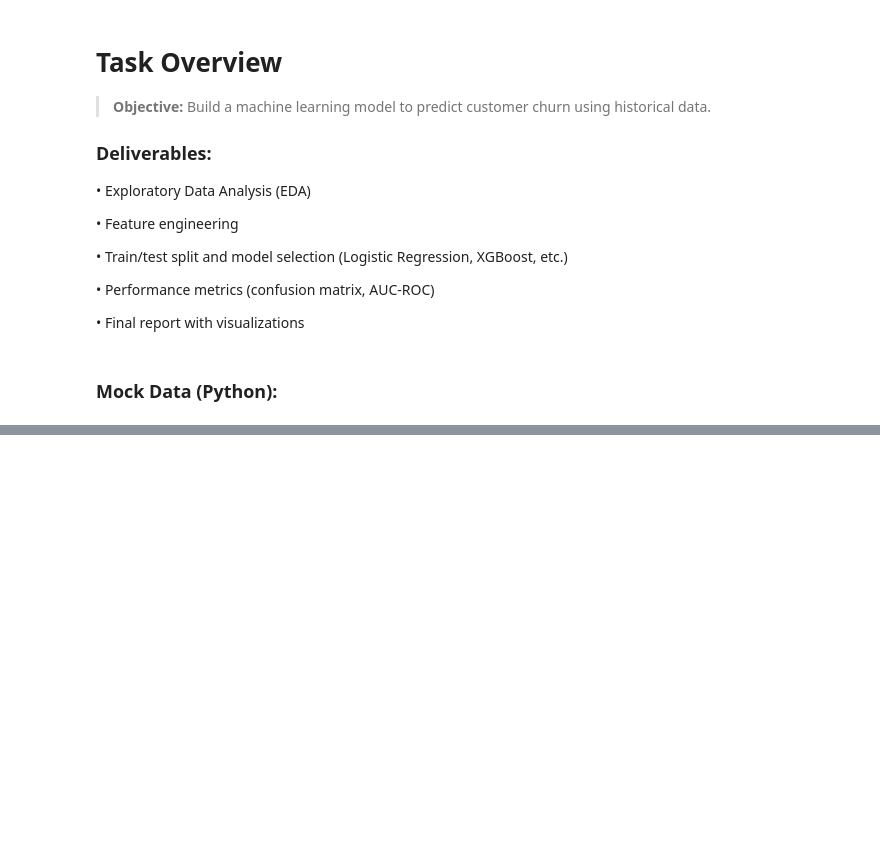
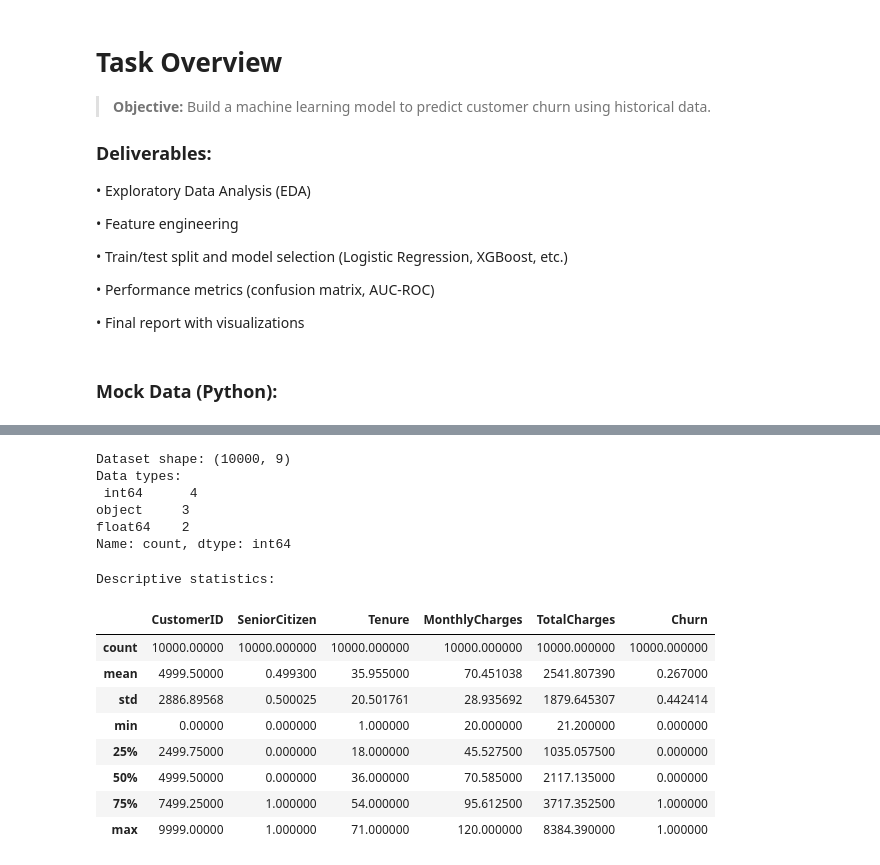
Before and after one commit to Maimoon-github/Customer-Churn-Prediction, a Jupyter notebook: notebooks/NoteBook.ipynb, the cells around one changed output, grey strips where cells are left out. Cells and saved outputs as stored; diff of their text form; code cells hidden in the pictures; blank space fills up the shorter version.

```diff
--- a/notebooks/NoteBook.ipynb
+++ b/notebooks/NoteBook.ipynb
@@ -77,0 +61,27 @@ plt.show()
+# %%
+# Display basic information about the dataset
+print("Dataset shape:", data.shape)
+
+print("Data types:\n", data.dtypes.value_counts())
+# %% [output]
+Dataset shape: (10000, 9)
+Data types:
+ int64      4
+object     3
+float64    2
+Name: count, dtype: int64
+# %%
+# Display descriptive statistics
+print("\nDescriptive statistics:")
+display(data.describe(include="all").T)
+# %% [output]
+Descriptive statistics:
+|  | CustomerID | SeniorCitizen | Tenure | MonthlyCharges | TotalCharges | Churn |
+| count | 10000.00000 | 10000.000000 | 10000.000000 | 10000.000000 | 10000.000000 | 10000.000000 |
+| mean | 4999.50000 | 0.499300 | 35.955000 | 70.451038 | 2541.807390 | 0.267000 |
+| std | 2886.89568 | 0.500025 | 20.501761 | 28.935692 | 1879.645307 | 0.442414 |
+| min | 0.00000 | 0.000000 | 1.000000 | 20.000000 | 21.200000 | 0.000000 |
+| 25% | 2499.75000 | 0.000000 | 18.000000 | 45.527500 | 1035.057500 | 0.000000 |
+| 50% | 4999.50000 | 0.000000 | 36.000000 | 70.585000 | 2117.135000 | 0.000000 |
+| 75% | 7499.25000 | 1.000000 | 54.000000 | 95.612500 | 3717.352500 | 1.000000 |
+| max | 9999.00000 | 1.000000 | 71.000000 | 120.000000 | 8384.390000 | 1.000000 |
```
Also changed, not shown: parts of 8 cells of this notebook.
